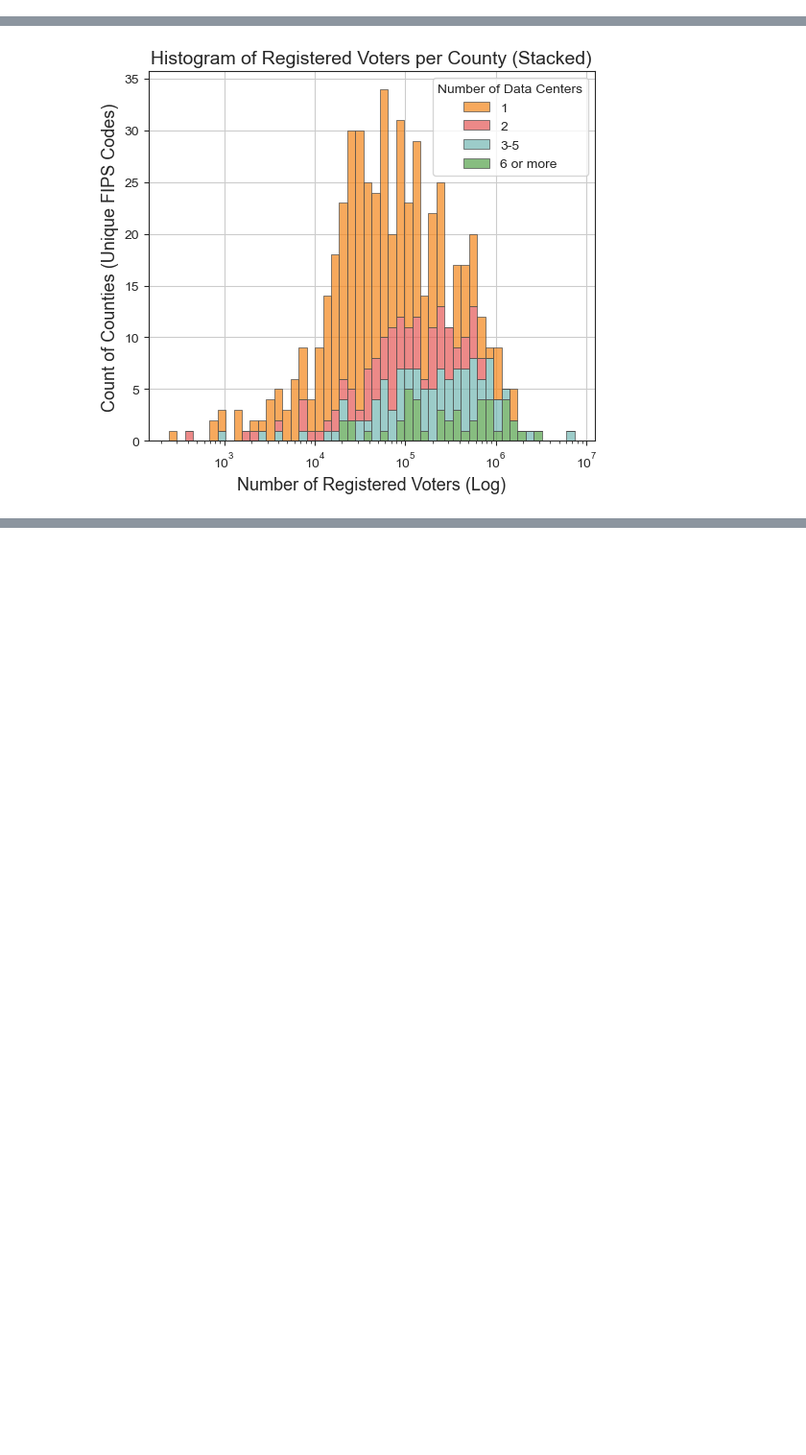
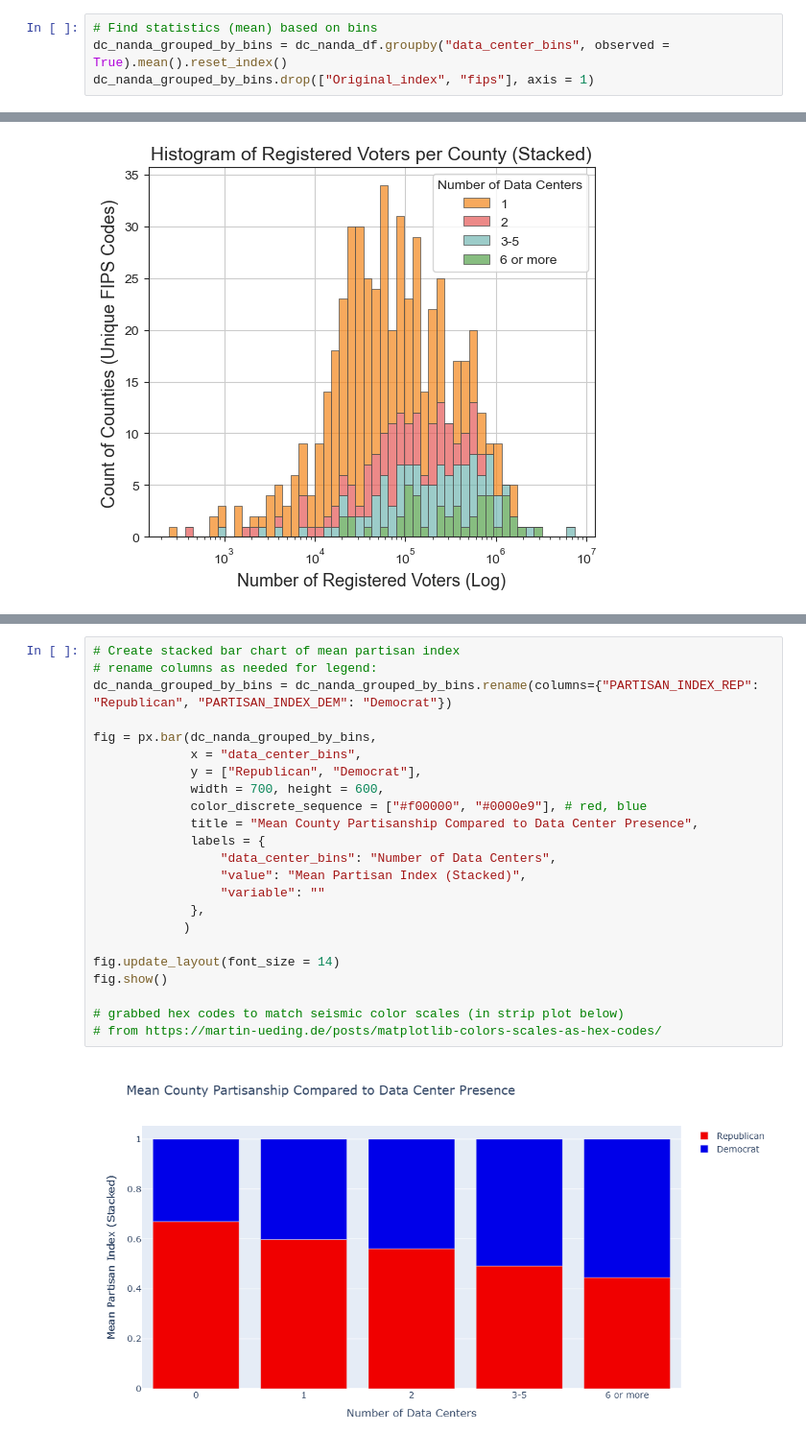
Before and after one commit to agrace339/Data-Center-Impact-Explorer, a Jupyter notebook: Script/EDA Politics.ipynb, the cells around one changed output, grey strips where cells are left out. Shown at 96% size. Drawn from its saved outputs; the diff is of its cells as text; blank space fills up the shorter version.

```diff
--- a/Script/EDA Politics.ipynb
+++ b/Script/EDA Politics.ipynb
@@ -150,0 +141,4 @@ dc_nanda_df[dc_nanda_df["data_center_count"] > 0][["data_center_count", "data_ce
+# %%
+# Find statistics (mean) based on bins
+dc_nanda_grouped_by_bins = dc_nanda_df.groupby("data_center_bins", observed = True).mean().reset_index()
+dc_nanda_grouped_by_bins.drop(["Original_index", "fips"], axis = 1)
@@ -279,0 +300,25 @@ dc_nanda_df.groupby("data_center_bins", observed = True).mean().reset_index()
+# %%
+# Create stacked bar chart of mean partisan index
+# rename columns as needed for legend:
+dc_nanda_grouped_by_bins = dc_nanda_grouped_by_bins.rename(columns={"PARTISAN_INDEX_REP": "Republican", "PARTISAN_INDEX_DEM": "Democrat"})
+
+fig = px.bar(dc_nanda_grouped_by_bins,
+             x = "data_center_bins",
+             y = ["Republican", "Democrat"],
+             width = 700, height = 600,
+             color_discrete_sequence = ["#f00000", "#0000e9"], # red, blue
+             title = "Mean County Partisanship Compared to Data Center Presence",
+             labels = {
+                 "data_center_bins": "Number of Data Centers",
+                 "value": "Mean Partisan Index (Stacked)",
+                 "variable": ""
+             },
+            )
+
+fig.update_layout(font_size = 14)
+fig.show()
+
+# grabbed hex codes to match seismic color scales (in strip plot below)
+# from https://martin-ueding.de/posts/matplotlib-colors-scales-as-hex-codes/
+# %% [output]
+[figure, added]
```
Also changed, not shown: parts of 29 cells of this notebook, 3 other files.
